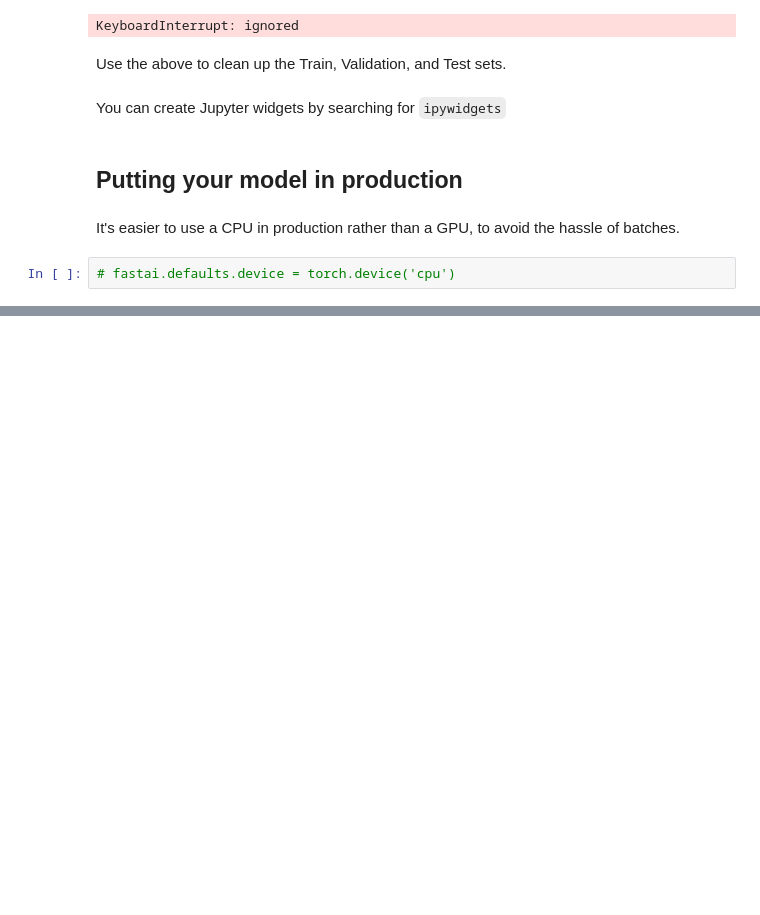
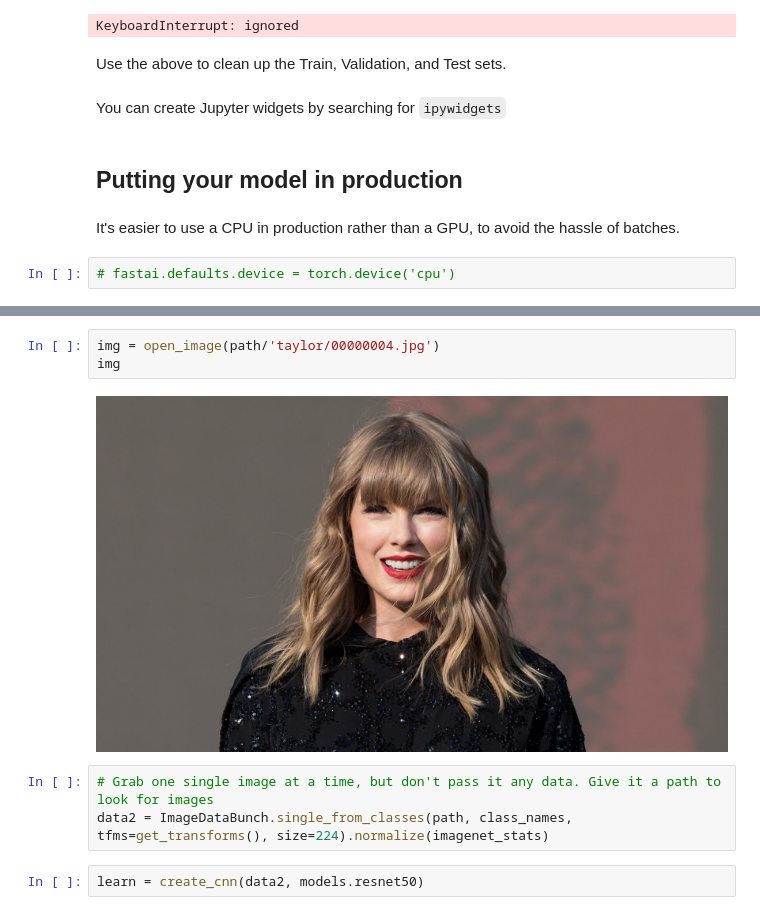
Before and after one commit to yrahul3910/fastai-course, a Jupyter notebook: Lesson_2.ipynb, the cells around one changed output, grey strips where cells are left out. Saved outputs shown, nothing was run; the diff lists cells and outputs as text; blank space fills up the shorter version.

```diff
--- a/Lesson_2.ipynb
+++ b/Lesson_2.ipynb
@@ -316,0 +325,10 @@ It's easier to use a CPU in production rather than a GPU, to avoid the hassle of
+# %%
+img = open_image(path/'taylor/00000004.jpg')
+img
+# %% [output]
+[figure, added]
+# %%
+# Grab one single image at a time, but don't pass it any data. Give it a path to look for images
+data2 = ImageDataBunch.single_from_classes(path, class_names, tfms=get_transforms(), size=224).normalize(imagenet_stats)
+# %%
+learn = create_cnn(data2, models.resnet50)
```
Also changed, not shown: parts of 8 cells of this notebook.
